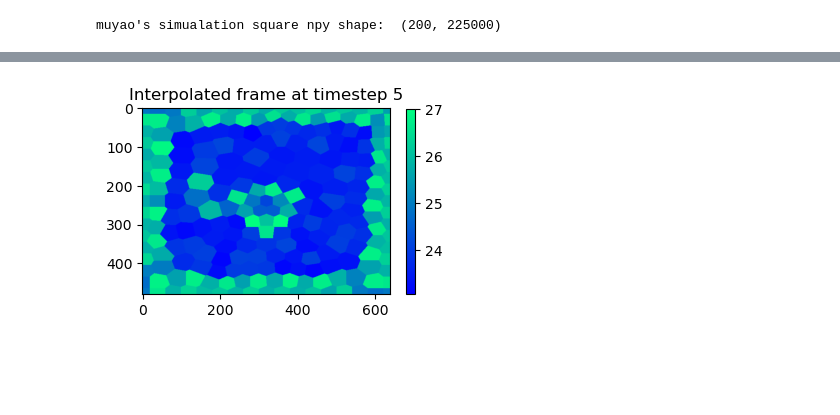
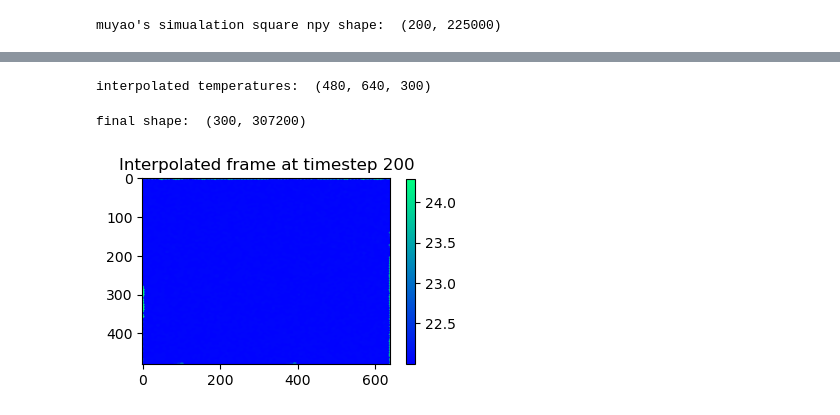
Before and after one commit to lvburik/TeamInternship, a Jupyter notebook: mesh_interpolation.ipynb, the cells around one changed output, grey strips where cells are left out. Cells and saved outputs as stored; diff of their text form; code cells hidden in the pictures; blank space fills up the shorter version.

Commit message:
begin comparison of matlab and ansys

```diff
--- a/mesh_interpolation.ipynb
+++ b/mesh_interpolation.ipynb
@@ -125,0 +135,10 @@ Interpolated temperatures saved to ./interpolated_temperatures.csv
+# %%
+# extract coordinates and temperatures
+x_ansys = ansys_data['Xloc'].values  # x-coordinates of nodes
+y_ansys= ansys_data['Yloc'].values  # y-coordinates of nodes
+temperatures_ansys = ansys_data.iloc[:, :-3].values  # temperature of nodes
+num_time_steps = temperatures_ansys.shape[1]
+
+print(f"loaded ansys data: {x_ansys.shape}, {y_ansys.shape}, {temperatures_ansys.shape} ")
+print(f"loaded matlab data: {x.shape}, {y.shape}, {temperatures.shape}")
+print("num time steps: ", num_time_steps)
@@ -126,11 +191,45 @@ Interpolated temperatures saved to ./interpolated_temperatures.csv
+# %%
+# create meshgrid for pixel data
+grid_x, grid_y = np.meshgrid(
+    np.linspace(x_ansys.min(), x_ansys.max(), 640),
+    np.linspace(y_ansys.min(), y_ansys.max(), 480)
+)
+
+# initialize pixel grid for temperatures
+ansys_grid_temperatures = np.zeros((grid_x.shape[0], grid_x.shape[1], num_time_steps))
+
+# interpolate temperatures for each time step
+for i in range(num_time_steps):
+    ansys_grid_temperatures [:,:,i] = griddata(
+    points=(x_ansys, y_ansys), # input coordinates
+    values=temperatures_ansys[:,i], # temperatures at input coordinates
+    xi=(grid_x, grid_y), # grid coordinates for interpolation
+    method='nearest'
+)
+
+print("interpolated temperatures: ", ansys_grid_temperatures.shape)
+# %% [output]
+interpolated temperatures:  (480, 640, 300)
+# %%
+# transpose to make time axis the first dimension
+ansys_grid_transposed = np.transpose(ansys_grid_temperatures, (2, 0, 1))
+
+# flatten the grid to have shape (time steps, 307200)
+ansys_flattened_temperatures = ansys_grid_transposed.reshape(num_time_steps, -1)
+print("final shape: ", ansys_flattened_temperatures.shape) # should be (num time steps, 307200)
+
+# dataframe to save the interpolated data
+ansys_flattened_temperatures_df = pd.DataFrame(ansys_flattened_temperatures)
+# %% [output]
+final shape:  (300, 307200)
 # %%
 # plot interpolated frame
-frame = interpolated_data[timestep, :].reshape((480, 640))
+ansys_frame = ansys_flattened_temperatures[timestep, :].reshape((480, 640))
 
 plt.figure(figsize=(4,3))
-plt.imshow(frame, cmap='winter')
+plt.imshow(ansys_frame, cmap='winter')
 plt.colorbar(shrink=0.8)
 plt.title(f"Interpolated frame at timestep {timestep}")
 plt.show()
 # %% [output]
-[figure, old version]
+[figure, new version]
```
Also changed, not shown: parts of 14 cells of this notebook.
